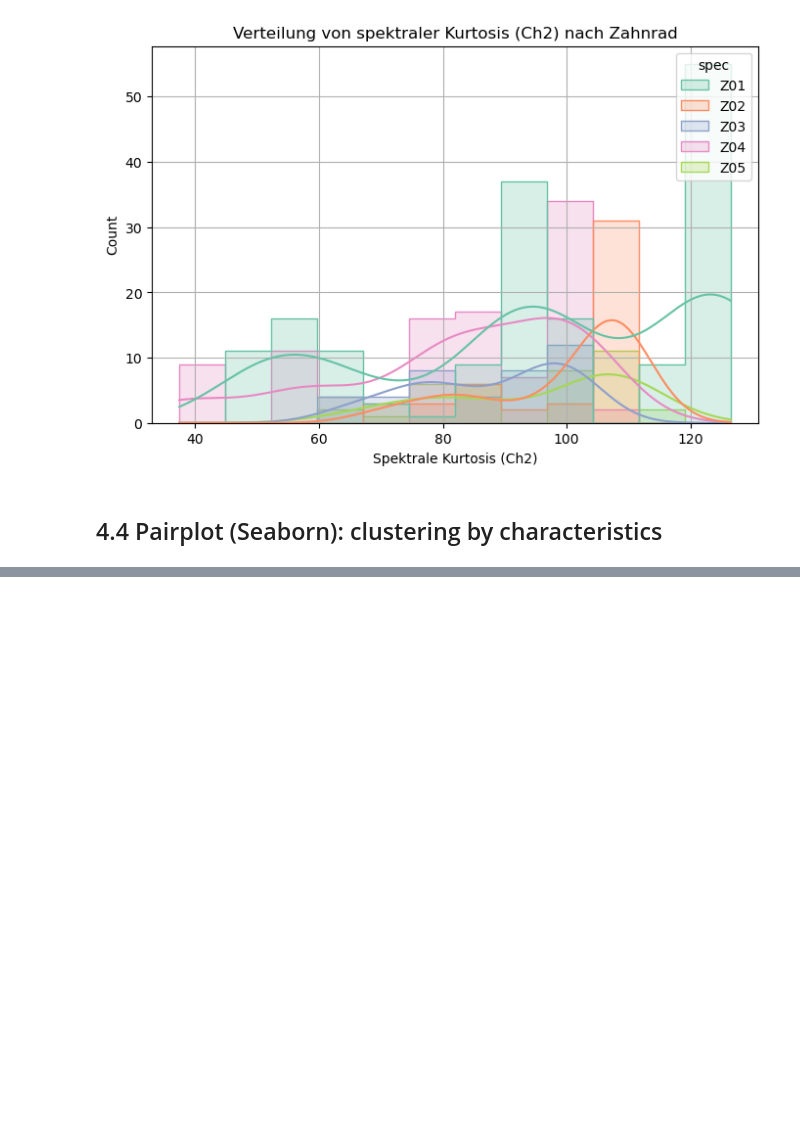
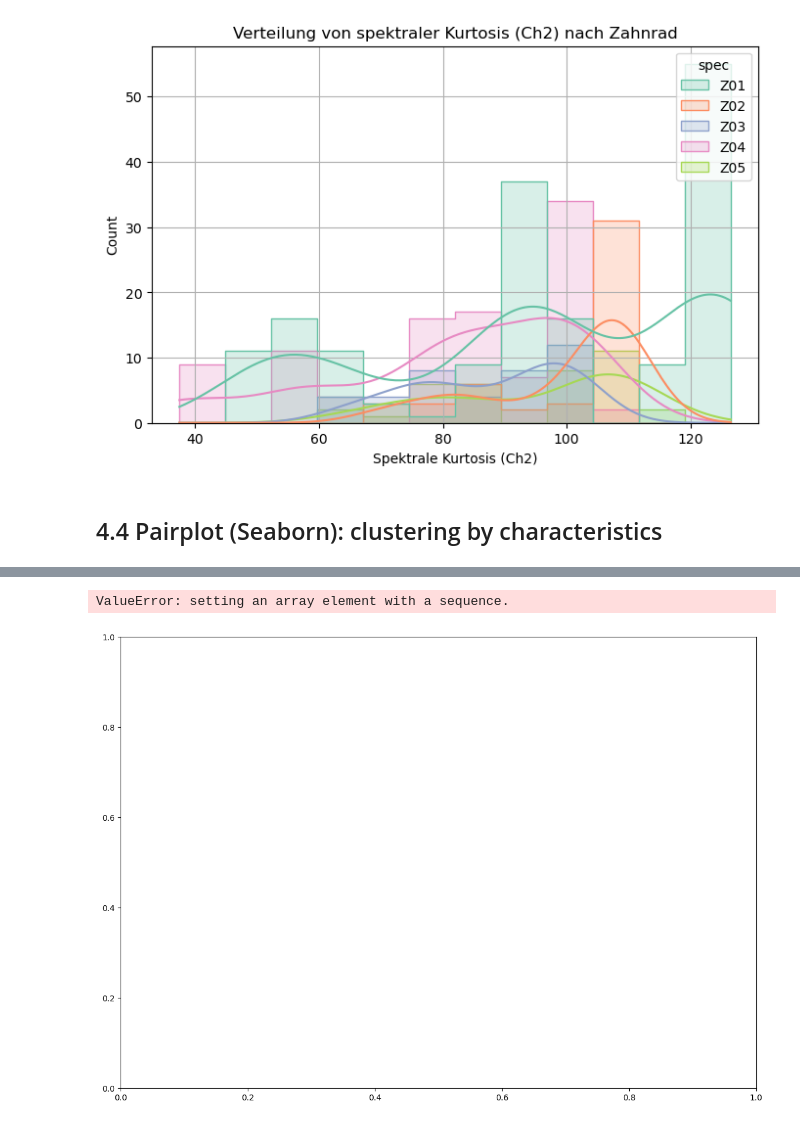
Before and after one commit to DmiPy/AI-in-material-diagnostics, a Jupyter notebook: SeminarAssignment3/main.ipynb, the cells around one changed output, grey strips where cells are left out. Cells and saved outputs as stored; diff of their text form; code cells hidden in the pictures; blank space fills up the shorter version.

```diff
--- a/SeminarAssignment3/main.ipynb
+++ b/SeminarAssignment3/main.ipynb
@@ -112,6 +100,7 @@ Name: count, dtype: int64
 df['sID'] = df['sID'].astype(str).str.strip()
 df_ch1 = df[df['sID'] == 'Ch1'].copy()
 df_ch2 = df[df['sID'] == 'Ch2'].copy()
+# print(df_ch1, df_ch2)
 
 merge_keys = ['spec', 'mID', 'time', 'rID']
 
@@ -124,11 +113,21 @@ df_merged = pd.merge(
 
 # print("Gesamtbeispiele:", len(df_merged))
 display(df_merged.head())
-print(df_ch2)
+# print(df_ch2)
 
 print("Ch1:", df_ch1[merge_keys].shape[0])
 print("Ch2:", df_ch2[merge_keys].shape[0])
-print("df_merged", df_merged.columns)
+# print("df_merged", df_merged.columns)
+
+df_ch1_features = df_features[[col for col in df_features.columns if col.endswith('_ch1')]].copy()
+df_ch2_features = df_features[[col for col in df_features.columns if col.endswith('_ch2')]].copy()
+
+# Add the spec tag (Z01–Z05) to each
+df_ch1_features['spec'] = df_features['spec']
+df_ch2_features['spec'] = df_features['spec']
+
+print("df_ch1_features", df_ch1_features)
+print("df_ch2_features", df_ch2_features)
 # %% [output]
 |  | spec | mID | time | rID | sig_ch1 | sig_ch2 |
 | 0 | Z01 | 0000 | 1307031427 | 00000 | [0.00048828125, 0.00244140625, 0.... | [0.001953125, 0.0, 0.00146484375,... |
@@ -294,0 +315,26 @@ plt.show()
+# %%
+def correlation_matrix(df, title="Feature Correlation Matrix"):
+    fig = plt.figure(figsize=(14, 10))
+    ax = fig.add_subplot(111)
+    cmap = cm.get_cmap('coolwarm', 30)
+    cax = ax.imshow(df.corr(), interpolation="nearest", cmap=cmap, vmin=-1, vmax=1)
+    ax.grid(True)
+    plt.title(title, fontsize=15)
+    labels = df.columns
+    ax.set_xticks(range(len(labels)))
+    ax.set_yticks(range(len(labels)))
+    ax.set_xticklabels(labels, rotation=90, fontsize=9)
+    ax.set_yticklabels(labels, fontsize=9)
+    fig.colorbar(cax)
+    plt.tight_layout()
+    plt.show()
+
+just_ch1_features = df_ch1_features.drop(columns=['spec'])
+correlation_matrix(just_ch1_features, title="Ch1 Feature Correlation")
+plt.figure(figsize=(12, 8))
+sns.heatmap(just_ch1_features.corr(), annot=True, cmap='coolwarm', vmin=-1, vmax=1)
+plt.title("Feature Correlation (Ch1)")
+plt.show()
+# %% [output]
+ValueError: setting an array element with a sequence.
+[figure, added]
```
Also changed, not shown: parts of 10 cells of this notebook.
